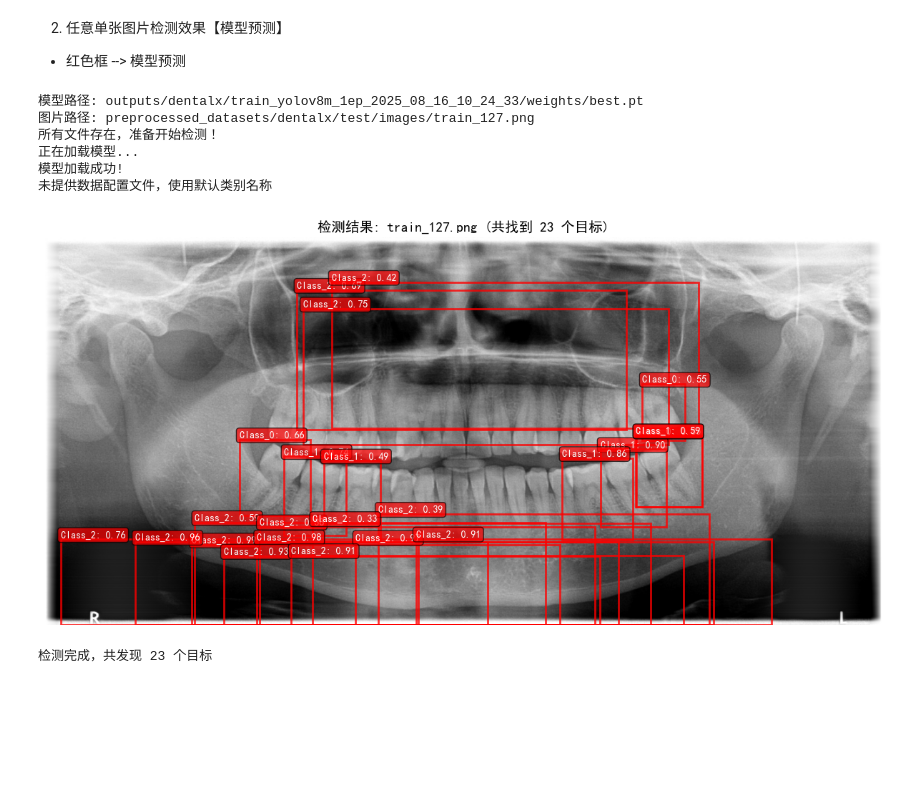
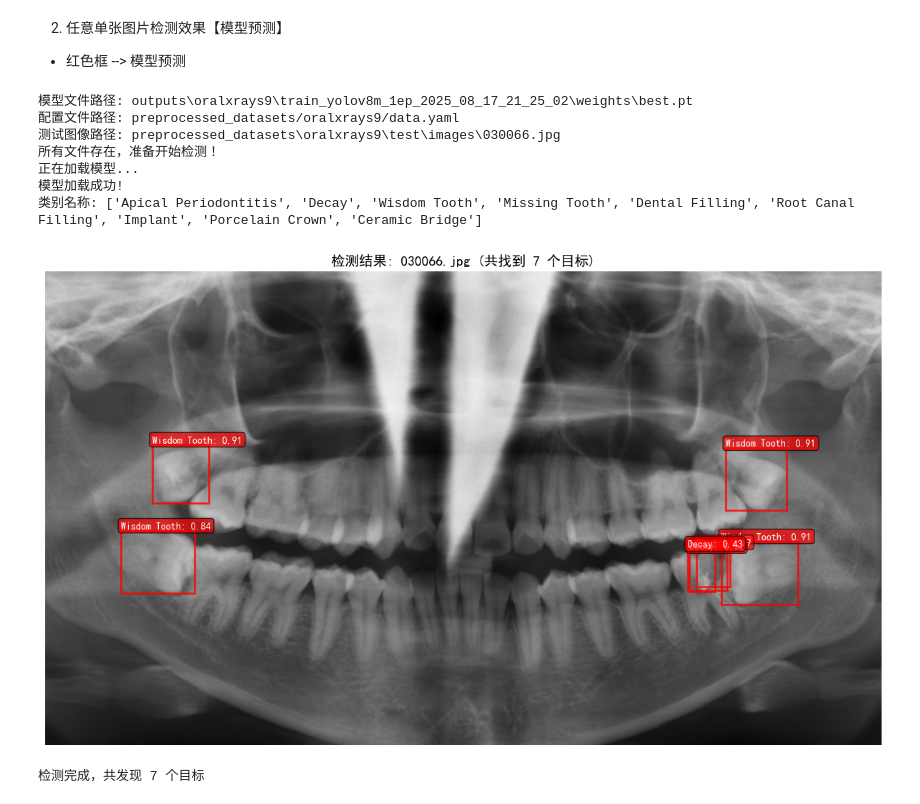
Before and after one commit to MybcyQzqxw/yolov8_teeth, a Jupyter notebook: demo.ipynb, the cells around one changed output. Cells and saved outputs as stored; diff of their text form; code cells hidden in the pictures; blank space fills up the shorter version.

```diff
--- a/demo.ipynb
+++ b/demo.ipynb
@@ -47,39 +75,51 @@ if images:
 # %%
 # DentalAI Detection Demo - 任意图像检测
 
 from utils.demo_utils import DentalDetectionDemo
 import os
 
-# 配置参数
-model_path = "outputs/dentalx/train_yolov8m_1ep_2025_08_16_10_24_33/weights/best.pt"
-image_path = "preprocessed_datasets/dentalx/test/images/train_127.png"
+# 模型文件路径【手动输入】
+model_path = r"outputs\oralxrays9\train_yolov8m_1ep_2025_08_17_21_25_02\weights\best.pt"
+# 测试图片路径【手动输入】
+image_path = r"preprocessed_datasets\oralxrays9\test\images\030066.jpg"
 
-print(f"模型路径: {model_path}")
-print(f"图片路径: {image_path}")
+# 模型文件路径格式: outputs/{dataset_name}/train_xxx/weights/best.pt
+# 对应的data_yaml: preprocessed_datasets/{dataset_name}/data.yaml
+path_parts = model_path.replace('\\', '/').split('/')
+dataset_name = path_parts[1]
+data_yaml = f"preprocessed_datasets/{dataset_name}/data.yaml"
+
+print(f"模型文件路径: {model_path}")
+print(f"配置文件路径: {data_yaml}")
+print(f"测试图像路径: {image_path}")
 
 # 检查文件存在性
 if not os.path.exists(model_path):
     print(f"错误: 模型文件不存在")
     raise FileNotFoundError(f"模型文件不存在: {model_path}")
+elif not os.path.exists(data_yaml):
+    print(f"错误: 配置文件不存在")
+    raise FileNotFoundError(f"配置文件不存在: {data_yaml}")
 elif not os.path.exists(image_path):
-    print(f"错误: 图片文件不存在")
-    raise FileNotFoundError(f"图片文件不存在: {image_path}")
+    print(f"错误: 测试图像不存在")
+    raise FileNotFoundError(f"测试图像不存在: {image_path}")
 else:
     print("所有文件存在，准备开始检测！")
 
-# 创建演示对象（仅用于预测，无需数据配置文件）
-demo = DentalDetectionDemo(model_path)
+# 创建演示对象
+demo = DentalDetectionDemo(model_path, data_yaml)
 
 # 运行检测（仅预测，无真实标签对比）
 result = demo.predict_only(image_path, conf_threshold=0.3)
 
 print(f"检测完成，共发现 {result['prediction_count']} 个目标")
 # %% [output]
-模型路径: outputs/dentalx/train_yolov8m_1ep_2025_08_16_10_24_33/weights/best.pt
-图片路径: preprocessed_datasets/dentalx/test/images/train_127.png
+模型文件路径: outputs\oralxrays9\train_yolov8m_1ep_2025_08_17_21_25_02\weights\best.pt
+配置文件路径: preprocessed_datasets/oralxrays9/data.yaml
+测试图像路径: preprocessed_datasets\oralxrays9\test\images\030066.jpg
 所有文件存在，准备开始检测！
 正在加载模型...
 模型加载成功!
-未提供数据配置文件，使用默认类别名称
+类别名称: ['Apical Periodontitis', 'Decay', 'Wisdom Tooth', 'Missing Tooth', 'Dental Filling', 'Root Canal Filling', 'Implant', 'Porcelain Crown', 'Ceramic Bridge']
-[figure, old version]
+[figure, new version]
-检测完成，共发现 23 个目标
+检测完成，共发现 7 个目标
```
Also changed, not shown: parts of 2 cells of this notebook, 2 other files.
